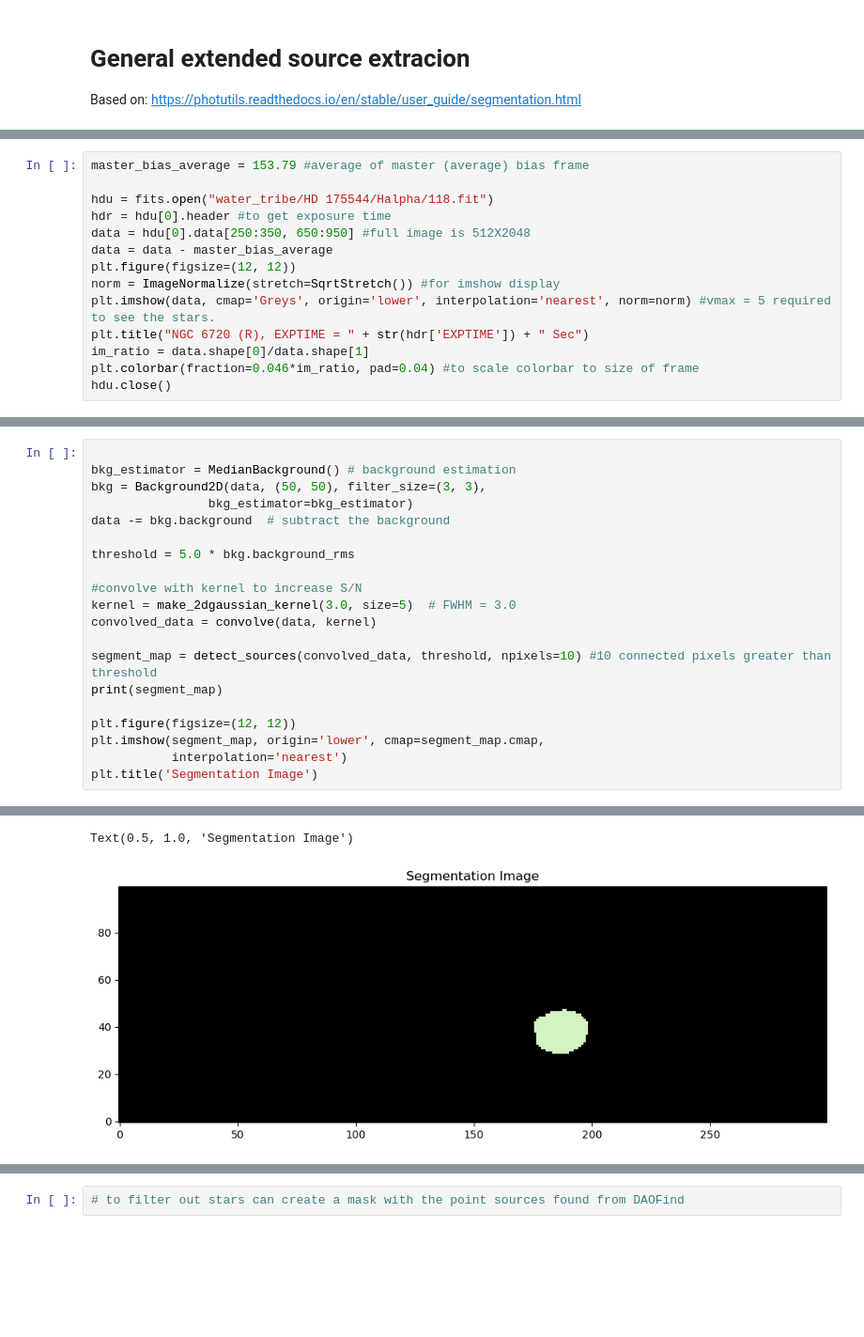
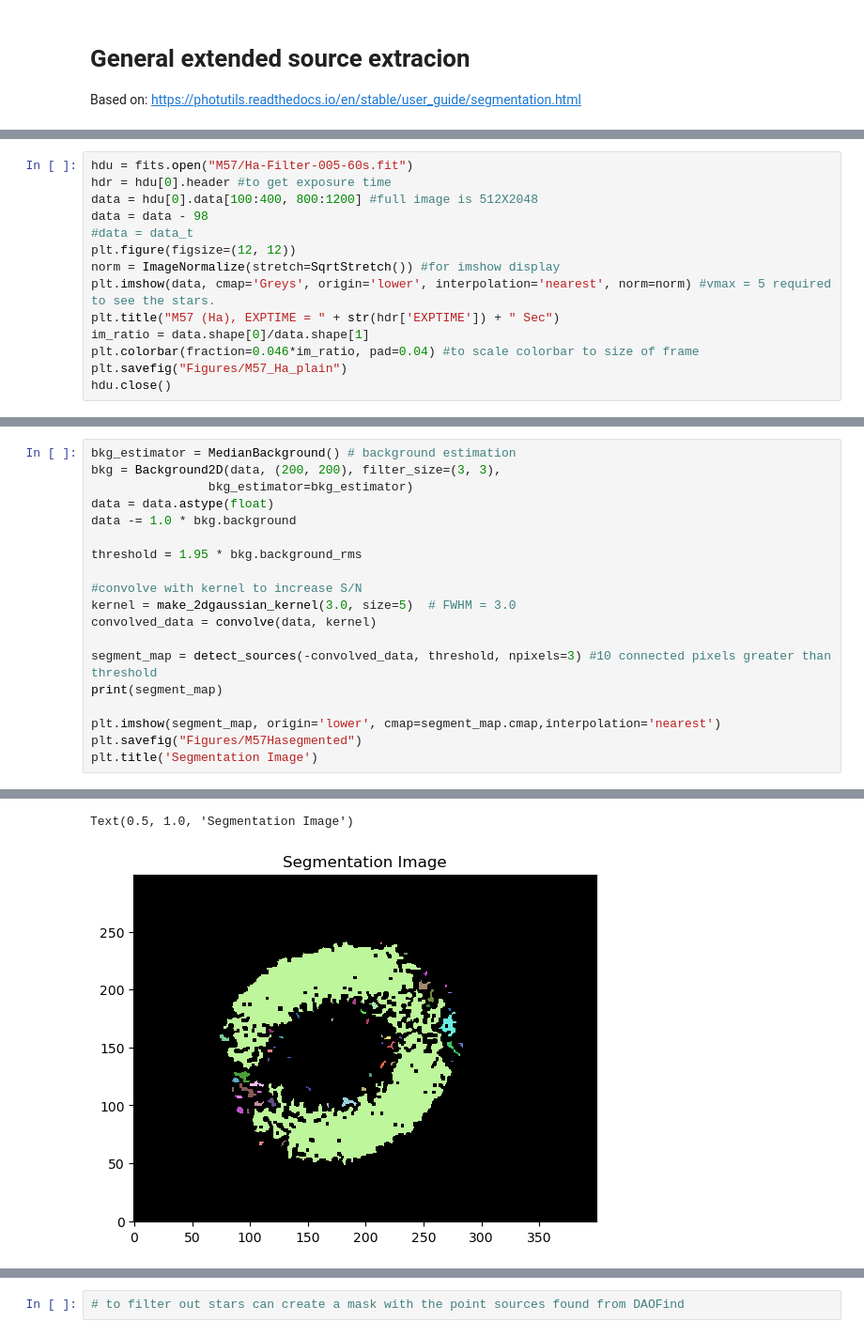
Before and after one commit to elaine-ran/astro4410, a Jupyter notebook: Lab 3/extended_source_photometry.ipynb, the cells around one changed output, grey strips where cells are left out. Shown at 94% size. Cells and saved outputs as stored; diff of their text form; blank space fills up the shorter version.

```diff
--- a/Lab 3/extended_source_photometry.ipynb
+++ b/Lab 3/extended_source_photometry.ipynb
@@ -16,15 +84,15 @@ from astropy.io import fits
 # %%
-master_bias_average = 153.79 #average of master (average) bias frame
-
-hdu = fits.open("water_tribe/HD 175544/Halpha/118.fit")
+hdu = fits.open("M57/Ha-Filter-005-60s.fit")
 hdr = hdu[0].header #to get exposure time
-data = hdu[0].data[250:350, 650:950] #full image is 512X2048
-data = data - master_bias_average
+data = hdu[0].data[100:400, 800:1200] #full image is 512X2048
+data = data - 98
+#data = data_t
 plt.figure(figsize=(12, 12))
 norm = ImageNormalize(stretch=SqrtStretch()) #for imshow display
 plt.imshow(data, cmap='Greys', origin='lower', interpolation='nearest', norm=norm) #vmax = 5 required to see the stars.
-plt.title("NGC 6720 (R), EXPTIME = " + str(hdr['EXPTIME']) + " Sec")
+plt.title("M57 (Ha), EXPTIME = " + str(hdr['EXPTIME']) + " Sec")
 im_ratio = data.shape[0]/data.shape[1]
 plt.colorbar(fraction=0.046*im_ratio, pad=0.04) #to scale colorbar to size of frame
+plt.savefig("Figures/M57_Ha_plain")
 hdu.close()
 # %% [output]
@@ -32,22 +143,21 @@ hdu.close()
 # %%
+bkg_estimator = MedianBackground() # background estimation
+bkg = Background2D(data, (200, 200), filter_size=(3, 3),
+                bkg_estimator=bkg_estimator)
+data = data.astype(float)
+data -= 1.0 * bkg.background
 
-bkg_estimator = MedianBackground() # background estimation
-bkg = Background2D(data, (50, 50), filter_size=(3, 3),
-                bkg_estimator=bkg_estimator)
-data -= bkg.background  # subtract the background
-
-threshold = 5.0 * bkg.background_rms
+threshold = 1.95 * bkg.background_rms
 
 #convolve with kernel to increase S/N
 kernel = make_2dgaussian_kernel(3.0, size=5)  # FWHM = 3.0
 convolved_data = convolve(data, kernel)
 
-segment_map = detect_sources(convolved_data, threshold, npixels=10) #10 connected pixels greater than threshold
+segment_map = detect_sources(-convolved_data, threshold, npixels=3) #10 connected pixels greater than threshold
 print(segment_map)
 
-plt.figure(figsize=(12, 12))
-plt.imshow(segment_map, origin='lower', cmap=segment_map.cmap,
-           interpolation='nearest')
+plt.imshow(segment_map, origin='lower', cmap=segment_map.cmap,interpolation='nearest')
+plt.savefig("Figures/M57Hasegmented")
 plt.title('Segmentation Image')
 # %% [output]
 <photutils.segmentation.core.SegmentationImage>
@@ -57,3 +167,3 @@ labels: [1]
 Text(0.5, 1.0, 'Segmentation Image')
-[figure, old version]
+[figure, new version]
 # %%
```
Also changed, not shown: parts of 33 cells of this notebook, 10 other files.
